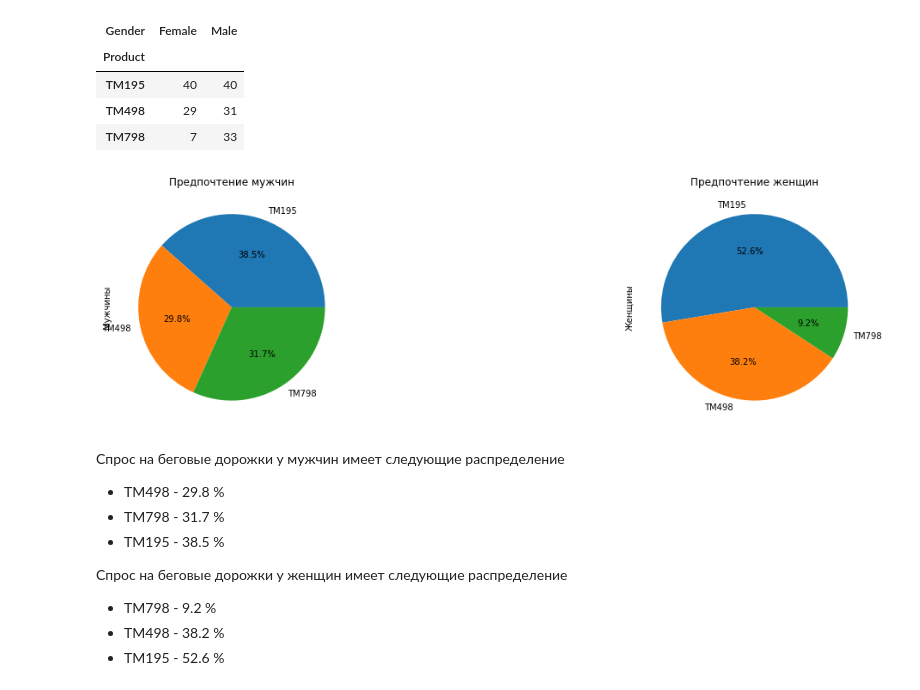
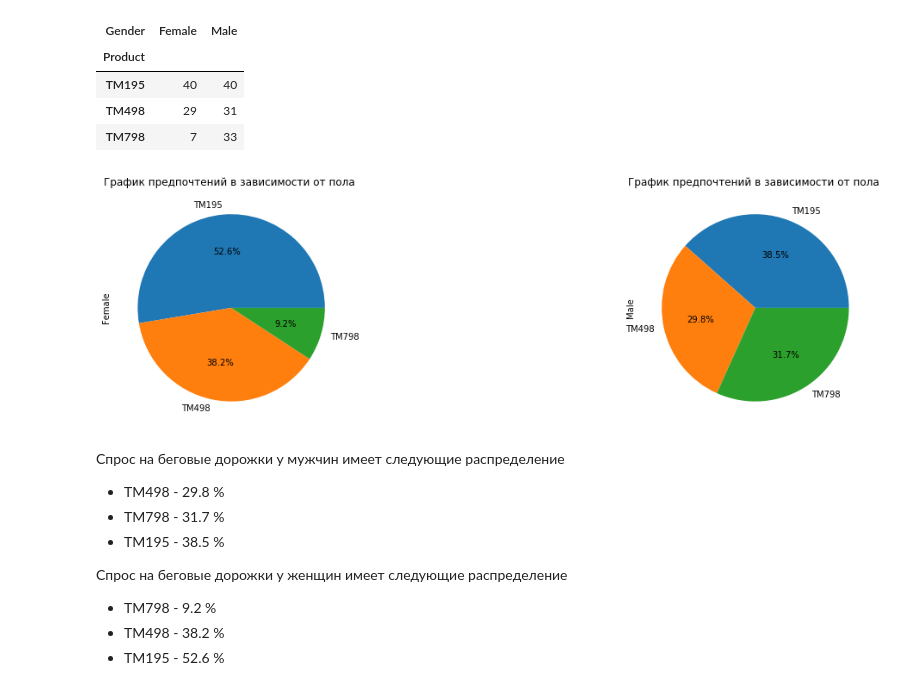
Before and after one commit to Chularev/kaggle_competitions, a Jupyter notebook: CardioGoodFitness/notebook.ipynb, the cells around one changed output. Drawn from its saved outputs; the diff is of its cells as text; code cells hidden in the pictures.

Commit message:
write plote for categorical variable

```diff
--- a/CardioGoodFitness/notebook.ipynb
+++ b/CardioGoodFitness/notebook.ipynb
@@ -352,16 +352,27 @@ contingency
 | TM195 | 40 | 40 |
 | TM498 | 29 | 31 |
 | TM798 | 7 | 33 |
-# %%
-fig = plot.figure(figsize=(20, 5))
-ax1 = plot.subplot2grid((1, 2), (0, 0))
-contingency['Male'].plot.pie(autopct="%.1f%%", title='Предпочтение мужчин', ylabel='Мужчины', ax=ax1)
-
-ax2 = plot.subplot2grid((1, 2), (0, 1))
-contingency['Female'].plot.pie(autopct="%.1f%%", title='Предпочтение женщин', ylabel='Женщины', ax=ax2)
-plot.show()
-# %% [output]
-[figure, removed]
+# %%
+def categorical_compare(contingency, title):
+    columns_labels = contingency.columns
+
+    rows = len(columns_labels) // 3
+
+    columns = 3
+    if len(columns_labels) < 3:
+        columns = len(columns_labels)
+        rows = 1
+
+    fig = plot.figure(figsize=(20, 5 * rows))
+
+    for i in range(rows):
+        for j in range(columns):
+            ax = plot.subplot2grid((rows, columns), (i, j))
+            contingency[columns_labels[i*columns + j]].plot.pie(autopct="%.1f%%", title=title, ylabel=columns_labels[i*columns + j], ax=ax)
+# %%
+ categorical_compare(contingency, 'График предпочтений в зависимости от пола ')
+# %% [output]
+[figure, added]
 # %% [markdown]
 Спрос на беговые дорожки у мужчин имеет следующие распределение
 - ТМ498 - 29.8 %
```
Also changed, not shown: parts of 3 cells of this notebook.
